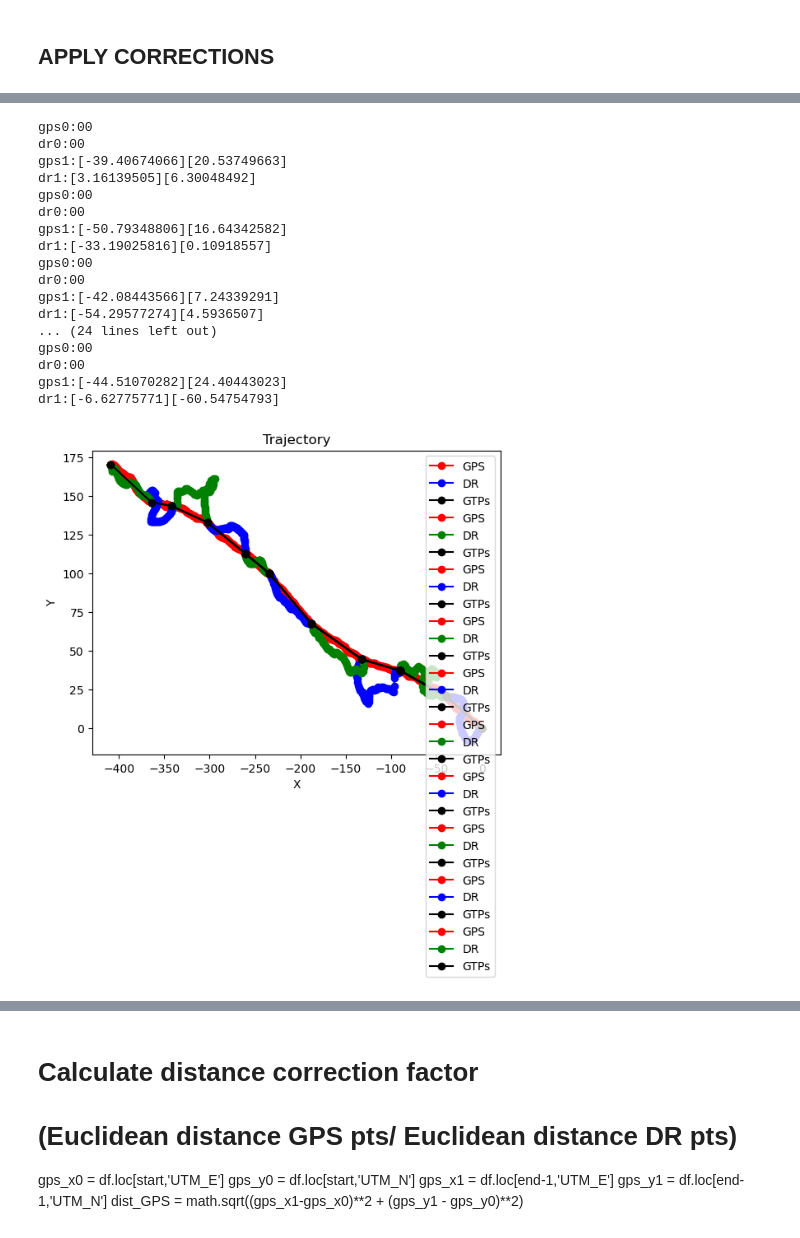
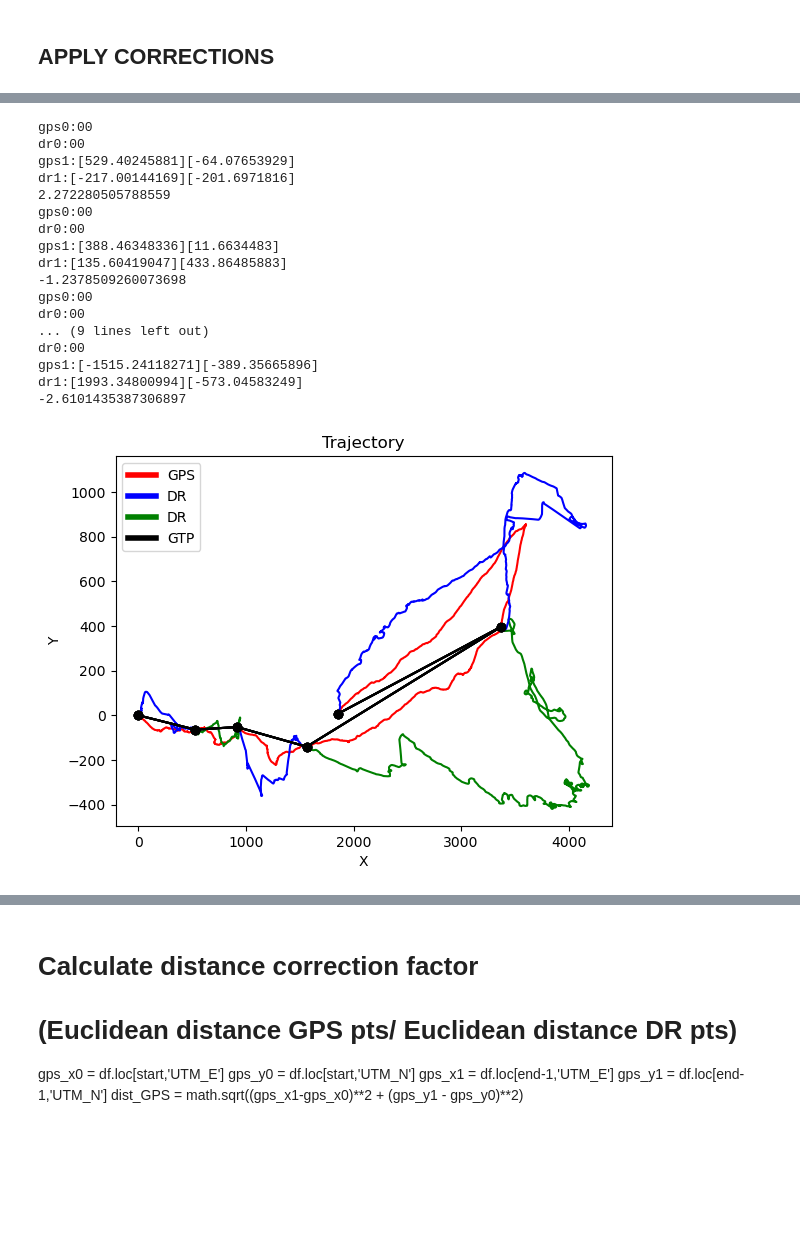
Before and after one commit to rhemitoth/Dead_Reckoning_Python, a Jupyter notebook: Dead_Reckoning_Working.ipynb, the cells around one changed output, grey strips where cells are left out. Cells and saved outputs as stored; diff of their text form; code cells hidden in the pictures; blank space fills up the shorter version.

```diff
--- a/Dead_Reckoning_Working.ipynb
+++ b/Dead_Reckoning_Working.ipynb
@@ -51,7 +53,8 @@ df = pd.merge(df, gps, on='datetime', how='left')
 # Apply a flag for 1st GPS fix of every hour
 def mark_ground_truth(row):
     seconds = row['datetime'].second
-    if seconds == 0:
+    minute = row['datetime'].minute
+    if seconds == 0  and minute == 0:
         return 1
     else:
         return 0
@@ -396,8 +363,6 @@ initial_direction = np.array([[0],[1],[0]])
 # Perform dead reckoning
 
 for i in range(len(df)-1 ):
-
-    i += start
 
     global transformation_matrix
     global position
@@ -433,13 +398,14 @@ for i in range(len(df)-1 ):
     # Update position
     position = next_position
 # %%
+
 # Plot dead reckoned vs GPS trajectory
-
 dr_x = df['DR_x']
 dr_y = df['DR_y']
-utm_x = df['UTM_E'] - df.loc[start,'UTM_E']
-utm_y = df['UTM_N'] - df.loc[start,'UTM_N']
-
+utm_x = df['UTM_E'] - df.loc[0,'UTM_E']
+utm_y = df['UTM_N'] - df.loc[0,'UTM_N']
+#gtps_x = gtps['UTM_E'] - utm_x0
+#gtps_y = gtps['UTM_N'] - utm_y0
 # Create a 3D plot
 fig = plt.figure()
 ax = fig.add_subplot(111)
@@ -447,6 +413,7 @@ ax = fig.add_subplot(111)
 # Plot the trajectory
 ax.plot(dr_x,dr_y, marker='o', linestyle='-', color='b', label='DR')
 ax.plot(utm_x,utm_y, marker='o', linestyle='-', color='r', label='GPS')
+#ax.plot(gtps_x,gtps_y, marker='o',  color='black', label='GTPs')
 
 # Setting labels
 ax.set_xlabel('X')
@@ -463,6 +430,2 @@ plt.show()
 # %% [markdown]
 ## APPLY CORRECTIONS
-# %%
-# Extract ground truth points
-gtps = df[df['ground_truth'] == 1]
-gtps.head(10)
@@ -482,17 +432,17 @@ gtps.head(10)
 # %%
 # Apply correction to each group
 df_step = df.copy()
+df_step['rowID'] = range(0,len(df_step))
 
 # Initialize empty data frame
 df_corrected = pd.DataFrame(columns=df.columns)
 
 # Get initial utm coords
-utm_x0 = df.loc[start,"UTM_E"]
-utm_y0 = df.loc[start,"UTM_N"]
+utm_x0 = df.loc[0,"UTM_E"]
+utm_y0 = df.loc[0,"UTM_N"]
 
 # Create a plot
-fig = plt.figure()
-ax = fig.add_subplot(111)
+fig, ax = plt.subplots()
 
 # Apply corrections between each set of ground truth points
 for i in range(0,len(gtps)-1):
@@ -555,6 +505,7 @@ for i in range(0,len(gtps)-1):
     bearing_GPS = math.atan2(gps_y1-gps_y0,gps_x1-gps_x0)
     bearing_dr = math.atan2(dr_y1-dr_y0,dr_x1-dr_x0)
     heading_corr_fact = (bearing_GPS-bearing_dr)
+    print(heading_corr_fact)
     if heading_corr_fact < -math.pi:
         heading_corr_fact += (360 * 0.0174533)
     elif heading_corr_fact > math.pi:
@@ -587,46 +538,54 @@ for i in range(0,len(gtps)-1):
     # Add results to plot
     dr_x = df_step_filt['DR_x']
     dr_y = df_step_filt['DR_y']
     utm_x = df_step_filt['UTM_E'] - utm_x0
     utm_y = df_step_filt['UTM_N'] - utm_y0
     gtps_x = gtps['UTM_E'] - utm_x0
     gtps_y = gtps['UTM_N'] - utm_y0
     if(i % 2 == 0):
         clr = "b"
     else:
         clr = "g"
-    ax.plot(utm_x,utm_y, marker='o', linestyle='-', color='r', label='GPS')
-    ax.plot(dr_x,dr_y, marker='o', linestyle='-', color=clr, label='DR')
-    ax.plot(gtps_x,gtps_y, marker='o',  color='black', label='GTPs')
+    ax.plot(utm_x,utm_y, linestyle='-', color='r')
+    ax.plot(dr_x,dr_y,  linestyle='-', color=clr)
+    ax.plot(gtps_x,gtps_y,marker = "o",   color='black')
 
+
+# Add legend
+custom_lines = [Line2D([0], [0], color='r', lw=4),
+                Line2D([0], [0], color='b', lw=4),
+                Line2D([0], [0], color='g', lw=4),
+               Line2D([0], [0], color='black', lw=4)]
+
+ax.legend(custom_lines, ['GPS', 'DR', 'DR','GTP'])
 
 # Setting labels
 ax.set_xlabel('X')
 ax.set_ylabel('Y')
 
 # Adding a title and legend
 ax.set_title('Trajectory')
-ax.legend()
+
 
 # Show plot
 plt.show()
 # %% [output]
 gps0:00
 dr0:00
-gps1:[-39.40674066][20.53749663]
-dr1:[3.16139505][6.30048492]
+gps1:[529.40245881][-64.07653929]
+dr1:[-217.00144169][-201.6971816]
+2.272280505788559
 gps0:00
 dr0:00
-gps1:[-50.79348806][16.64342582]
-dr1:[-33.19025816][0.10918557]
+gps1:[388.46348336][11.6634483]
+dr1:[135.60419047][433.86485883]
+-1.2378509260073698
 gps0:00
 dr0:00
-gps1:[-42.08443566][7.24339291]
-dr1:[-54.29577274][4.5936507]
-... (24 lines left out)
-gps0:00
+... (9 lines left out)
 dr0:00
-gps1:[-44.51070282][24.40443023]
-dr1:[-6.62775771][-60.54754793]
+gps1:[-1515.24118271][-389.35665896]
+dr1:[1993.34800994][-573.04583249]
+-2.6101435387306897
-[figure, old version]
+[figure, new version]
 # %%
```
Also changed, not shown: parts of 17 cells of this notebook, 2 other files.
